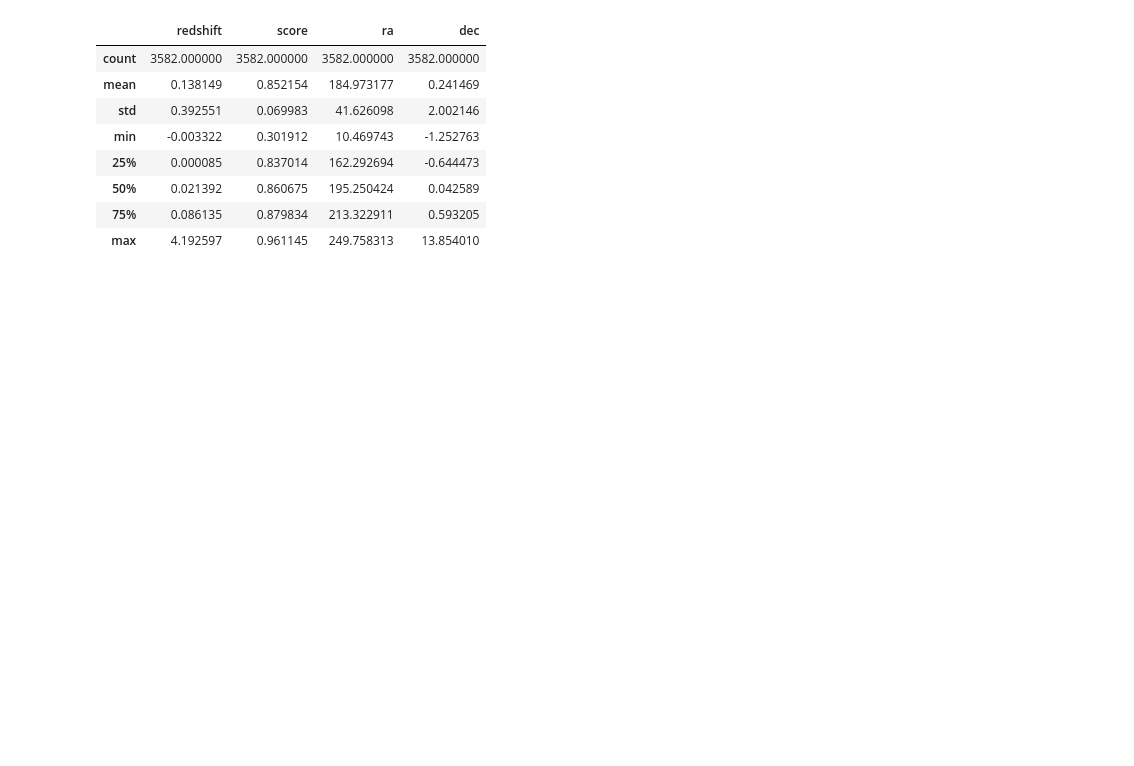
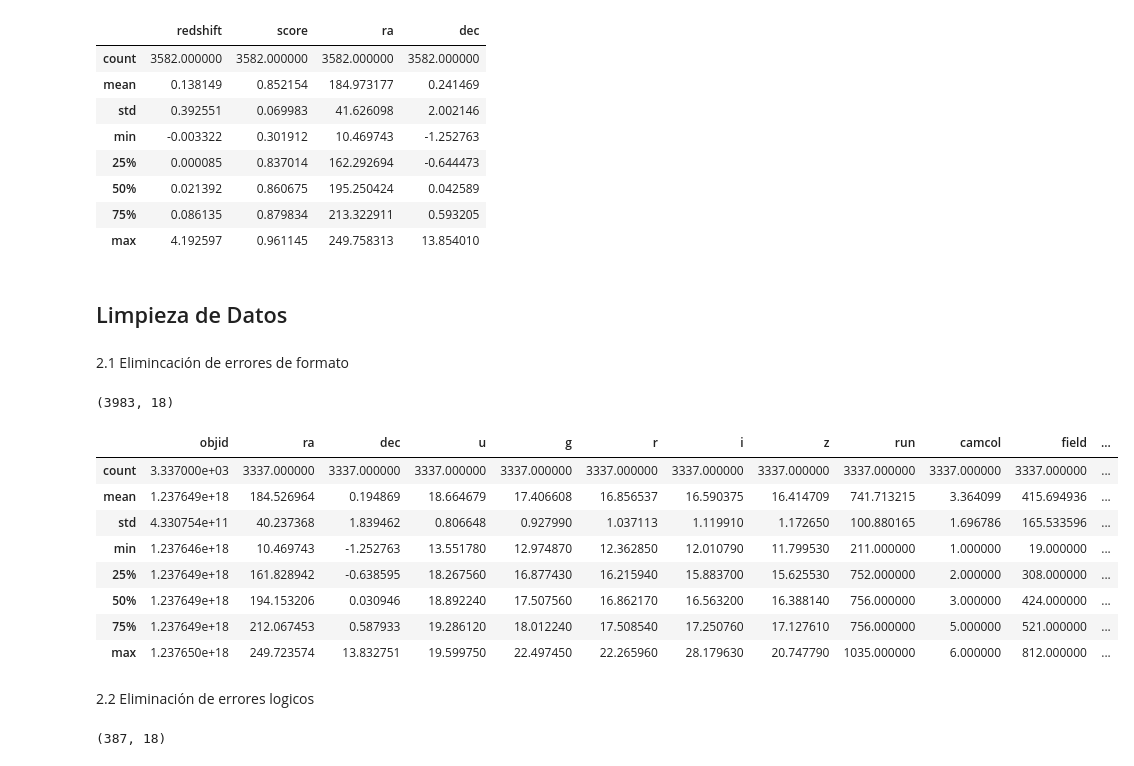
Before and after one commit to Paulina-A-V/Laboratorio, a Jupyter notebook: notebook lab 1.ipynb, the cells around one changed output. Cells and saved outputs as stored; diff of their text form; code cells hidden in the pictures; blank space fills up the shorter version.

Commit message:
limpieza

```diff
--- a/notebook lab 1.ipynb
+++ b/notebook lab 1.ipynb
@@ -220,3 +220,32 @@ a.describe()
 | 50% | 0.021392 | 0.860675 | 195.250424 | 0.042589 |
 | 75% | 0.086135 | 0.879834 | 213.322911 | 0.593205 |
 | max | 4.192597 | 0.961145 | 249.758313 | 13.854010 |
+# %% [markdown]
+## Limpieza de Datos
+# %% [markdown]
+2.1 Elimincación de errores de formato
+# %%
+# Eliminación de registros con ausencias.
+data=data.dropna()
+# %%
+# Eliminación de registros duplicados.
+data=data.drop_duplicates()
+# %%
+# Podemos ver el tamaño del conjunto de datos después de este paso de limpieza de datos.
+data.shape
+# %% [output]
+(3983, 18)
+# %%
+data.describe()
+# %% [output]
+|  | objid | ra | dec | u | g | r | i | z | run | camcol | field | ... |
+| count | 3.337000e+03 | 3337.000000 | 3337.000000 | 3337.000000 | 3337.000000 | 3337.000000 | 3337.000000 | 3337.000000 | 3337.000000 | 3337.000000 | 3337.000000 | ... |
+| mean | 1.237649e+18 | 184.526964 | 0.194869 | 18.664679 | 17.406608 | 16.856537 | 16.590375 | 16.414709 | 741.713215 | 3.364099 | 415.694936 | ... |
+| std | 4.330754e+11 | 40.237368 | 1.839462 | 0.806648 | 0.927990 | 1.037113 | 1.119910 | 1.172650 | 100.880165 | 1.696786 | 165.533596 | ... |
+| min | 1.237646e+18 | 10.469743 | -1.252763 | 13.551780 | 12.974870 | 12.362850 | 12.010790 | 11.799530 | 211.000000 | 1.000000 | 19.000000 | ... |
+| 25% | 1.237649e+18 | 161.828942 | -0.638595 | 18.267560 | 16.877430 | 16.215940 | 15.883700 | 15.625530 | 752.000000 | 2.000000 | 308.000000 | ... |
+| 50% | 1.237649e+18 | 194.153206 | 0.030946 | 18.892240 | 17.507560 | 16.862170 | 16.563200 | 16.388140 | 756.000000 | 3.000000 | 424.000000 | ... |
+| 75% | 1.237649e+18 | 212.067453 | 0.587933 | 19.286120 | 18.012240 | 17.508540 | 17.250760 | 17.127610 | 756.000000 | 5.000000 | 521.000000 | ... |
+| max | 1.237650e+18 | 249.723574 | 13.832751 | 19.599750 | 22.497450 | 22.265960 | 28.179630 | 20.747790 | 1035.000000 | 6.000000 | 812.000000 | ... |
+# %% [markdown]
+2.2 Eliminación de errores logicos
@@ -222,0 +258,5 @@ a.describe()
+# %%
+# Podemos ver el tamaño del conjunto de datos después de este paso de limpieza de datos.
+data.shape
+# %% [output]
+(387, 18)
```
Also changed, not shown: parts of 3 cells of this notebook.
